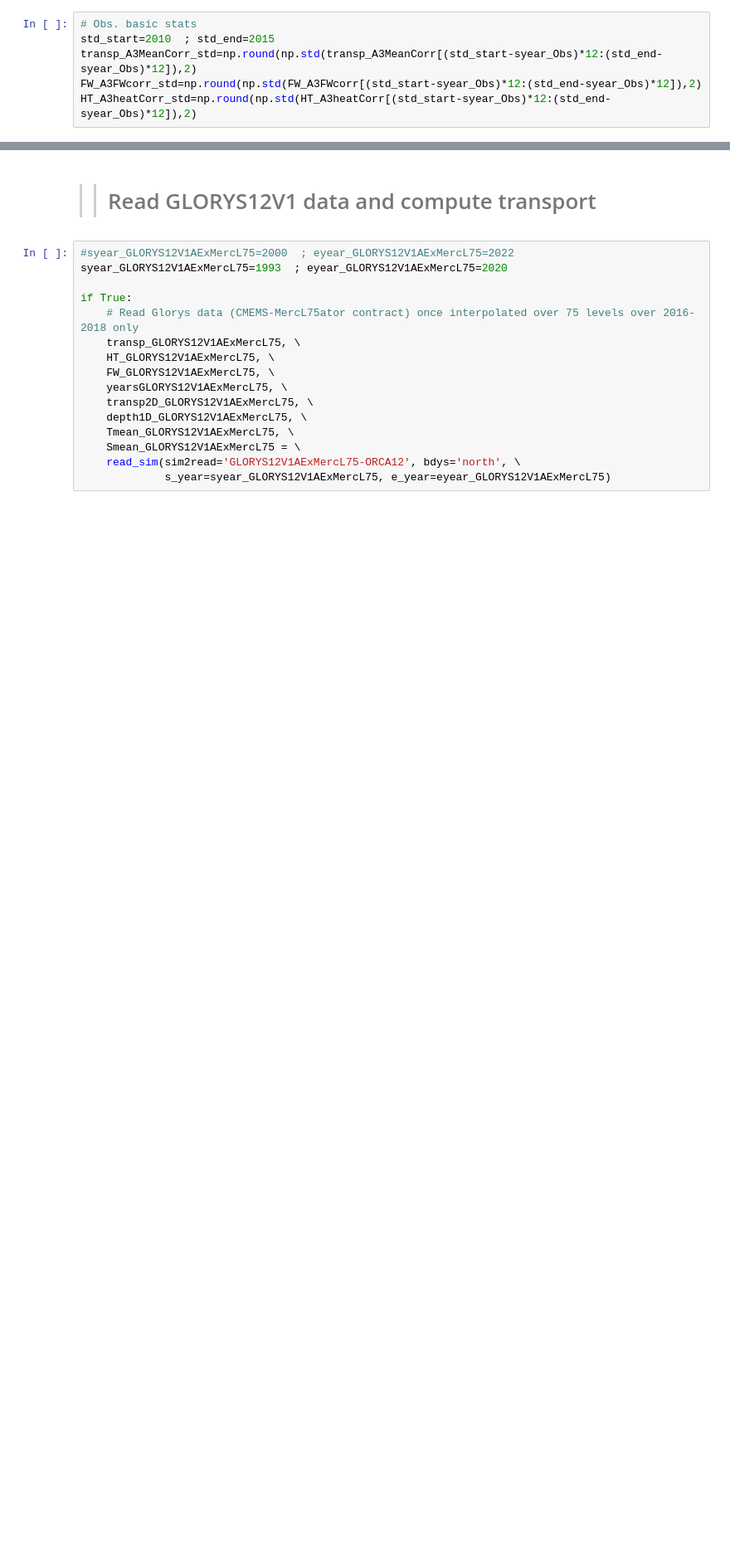
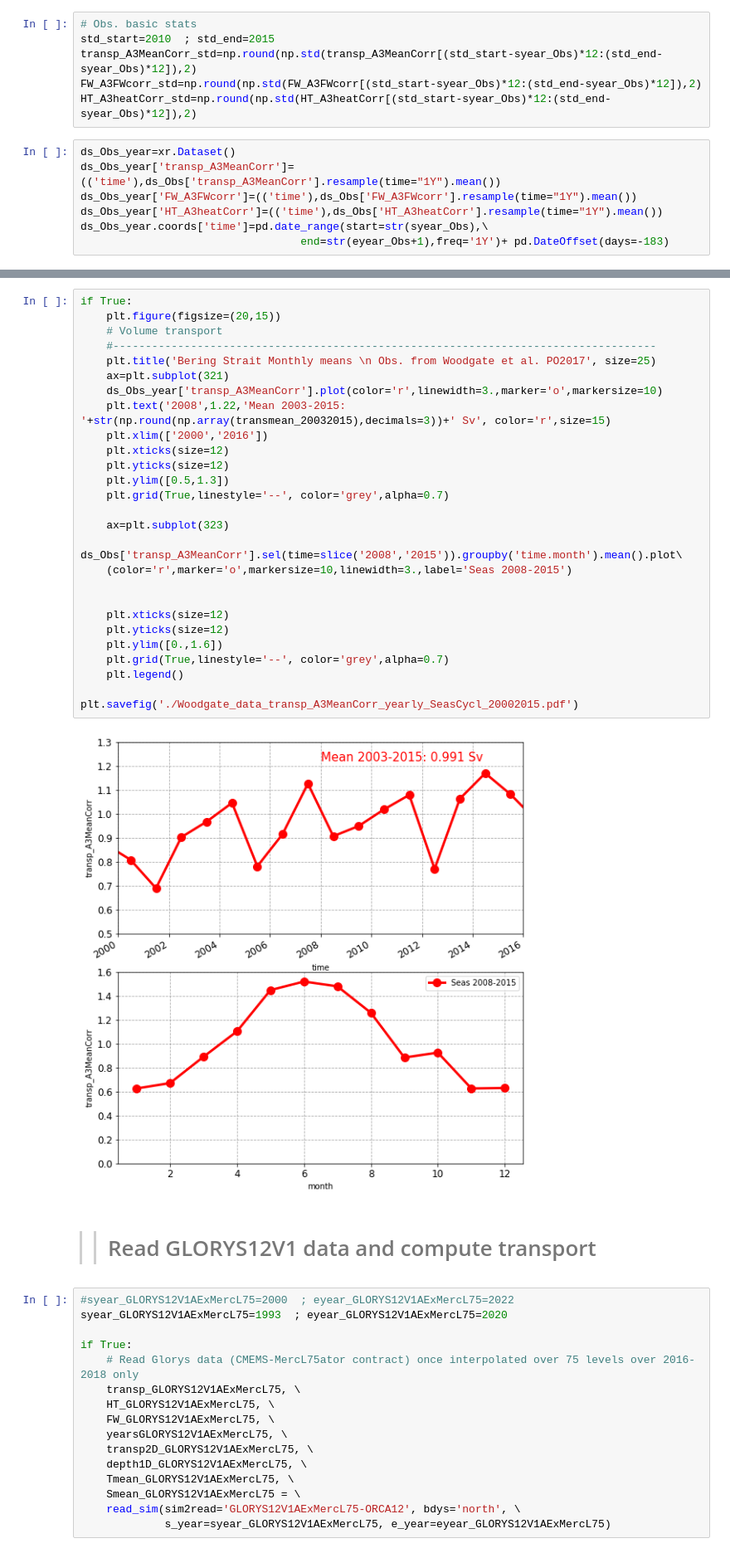
Before and after one commit to ctalandi/TOOLS, a Jupyter notebook: INTERPOLATION/GLORYS12V1/CREG025.L75/BERING/VELOCITY-CORRECTION/Glorys12v1_BERING_BDYs_4CREG025.L75_y19932022.ipynb, the cells around one changed output, grey strips where cells are left out. Shown at 83% size. Drawn from its saved outputs; the diff is of its cells as text; blank space fills up the shorter version.

```diff
--- a/INTERPOLATION/GLORYS12V1/CREG025.L75/BERING/VELOCITY-CORRECTION/Glorys12v1_BERING_BDYs_4CREG025.L75_y19932022.ipynb
+++ b/INTERPOLATION/GLORYS12V1/CREG025.L75/BERING/VELOCITY-CORRECTION/Glorys12v1_BERING_BDYs_4CREG025.L75_y19932022.ipynb
@@ -38,3 +52,10 @@ std_start=2010  ; std_end=2015
 transp_A3MeanCorr_std=np.round(np.std(transp_A3MeanCorr[(std_start-syear_Obs)*12:(std_end-syear_Obs)*12]),2)
 FW_A3FWcorr_std=np.round(np.std(FW_A3FWcorr[(std_start-syear_Obs)*12:(std_end-syear_Obs)*12]),2)
 HT_A3heatCorr_std=np.round(np.std(HT_A3heatCorr[(std_start-syear_Obs)*12:(std_end-syear_Obs)*12]),2)
+# %%
+ds_Obs_year=xr.Dataset()
+ds_Obs_year['transp_A3MeanCorr']=(('time'),ds_Obs['transp_A3MeanCorr'].resample(time="1Y").mean())
+ds_Obs_year['FW_A3FWcorr']=(('time'),ds_Obs['FW_A3FWcorr'].resample(time="1Y").mean())
+ds_Obs_year['HT_A3heatCorr']=(('time'),ds_Obs['HT_A3heatCorr'].resample(time="1Y").mean())
+ds_Obs_year.coords['time']=pd.date_range(start=str(syear_Obs),\
+                                  end=str(eyear_Obs+1),freq='1Y')+ pd.DateOffset(days=-183)
@@ -57,3 +108,32 @@ if True:
+# %%
+if True:
+    plt.figure(figsize=(20,15))
+    # Volume transport
+    #------------------------------------------------------------------------------------
+    plt.title('Bering Strait Monthly means \n Obs. from Woodgate et al. PO2017', size=25)
+    ax=plt.subplot(321)
+    ds_Obs_year['transp_A3MeanCorr'].plot(color='r',linewidth=3.,marker='o',markersize=10)
+    plt.text('2008',1.22,'Mean 2003-2015: '+str(np.round(np.array(transmean_20032015),decimals=3))+' Sv', color='r',size=15)
+    plt.xlim(['2000','2016'])
+    plt.xticks(size=12)
+    plt.yticks(size=12)
+    plt.ylim([0.5,1.3])
+    plt.grid(True,linestyle='--', color='grey',alpha=0.7)
+
+    ax=plt.subplot(323)
+    ds_Obs['transp_A3MeanCorr'].sel(time=slice('2008','2015')).groupby('time.month').mean().plot\
+    (color='r',marker='o',markersize=10,linewidth=3.,label='Seas 2008-2015')
+
+
+    plt.xticks(size=12)
+    plt.yticks(size=12)
+    plt.ylim([0.,1.6])
+    plt.grid(True,linestyle='--', color='grey',alpha=0.7)
+    plt.legend()
+
+plt.savefig('./Woodgate_data_transp_A3MeanCorr_yearly_SeasCycl_20002015.pdf')
+# %% [output]
+[figure, added]
 # %% [markdown]
 >> # Read GLORYS12V1 data and compute transport
 # %%
```
Also changed, not shown: parts of 7 cells of this notebook, 4 other files.
